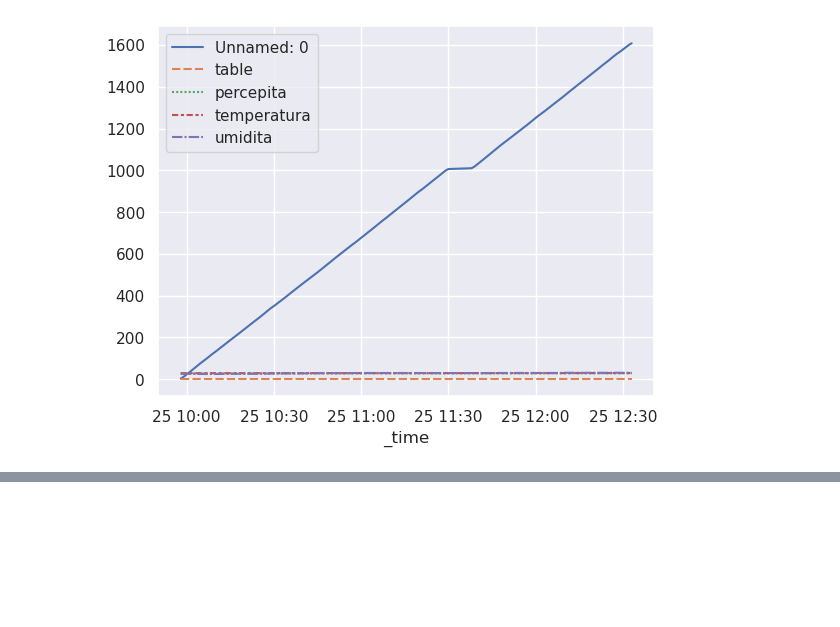
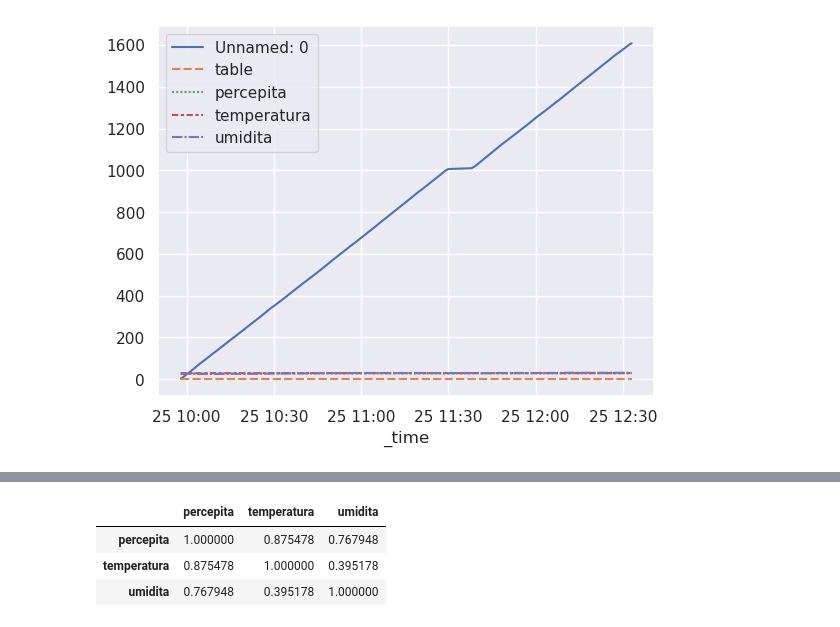
Before and after one commit to Linkyolo/grafana-raspi4-dht, a Jupyter notebook: analysis/25-luglio-2026.ipynb, the cells around one changed output, grey strips where cells are left out. Cells and saved outputs as stored; diff of their text form; code cells hidden in the pictures; blank space fills up the shorter version.

```diff
--- a/analysis/25-luglio-2026.ipynb
+++ b/analysis/25-luglio-2026.ipynb
@@ -99,0 +109,7 @@ sns.lineplot(data=ttt )
+# %%
+corr_matrix
+# %% [output]
+|  | percepita | temperatura | umidita |
+| percepita | 1.000000 | 0.875478 | 0.767948 |
+| temperatura | 0.875478 | 1.000000 | 0.395178 |
+| umidita | 0.767948 | 0.395178 | 1.000000 |
```
Also changed, not shown: parts of 3 cells of this notebook, 11 other files.
